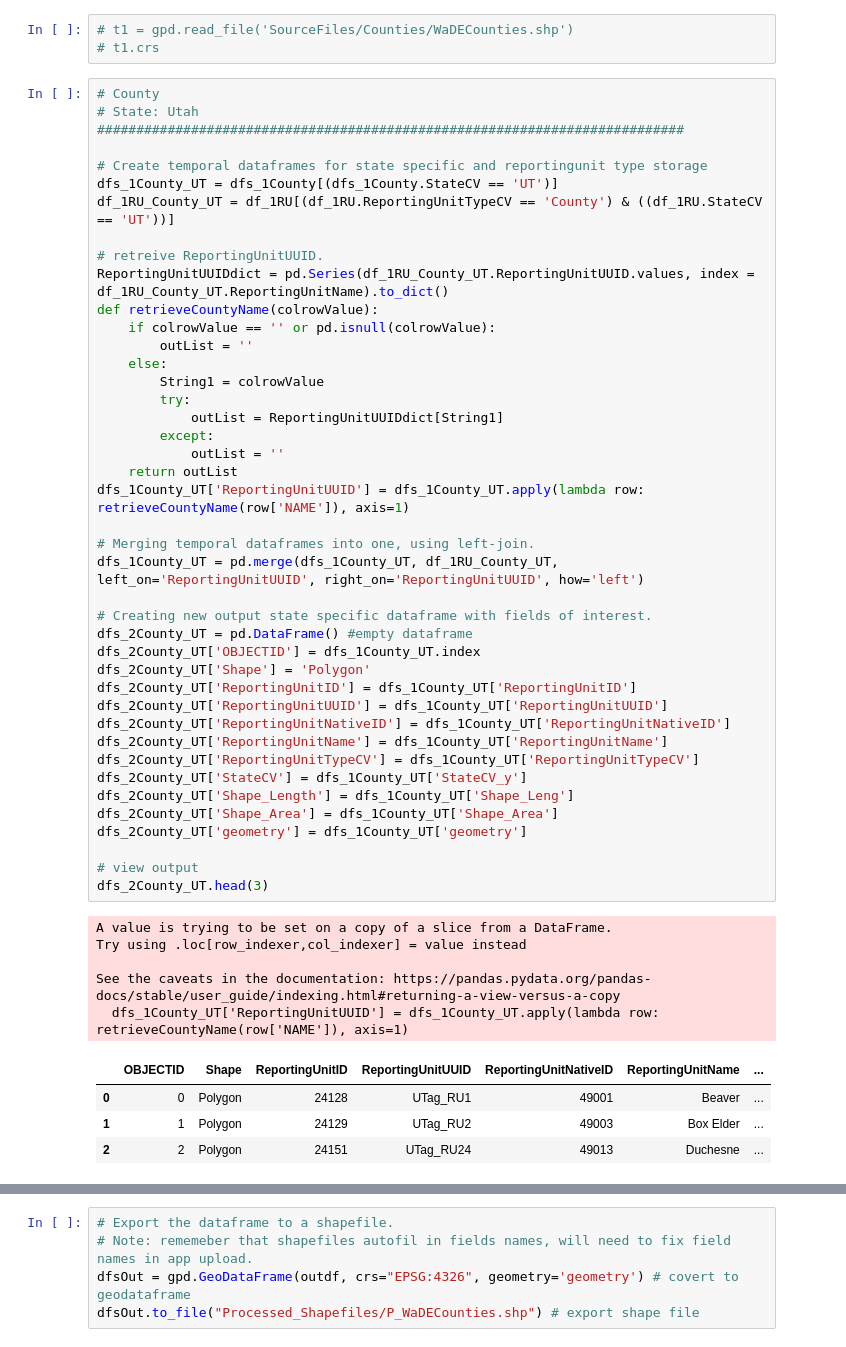
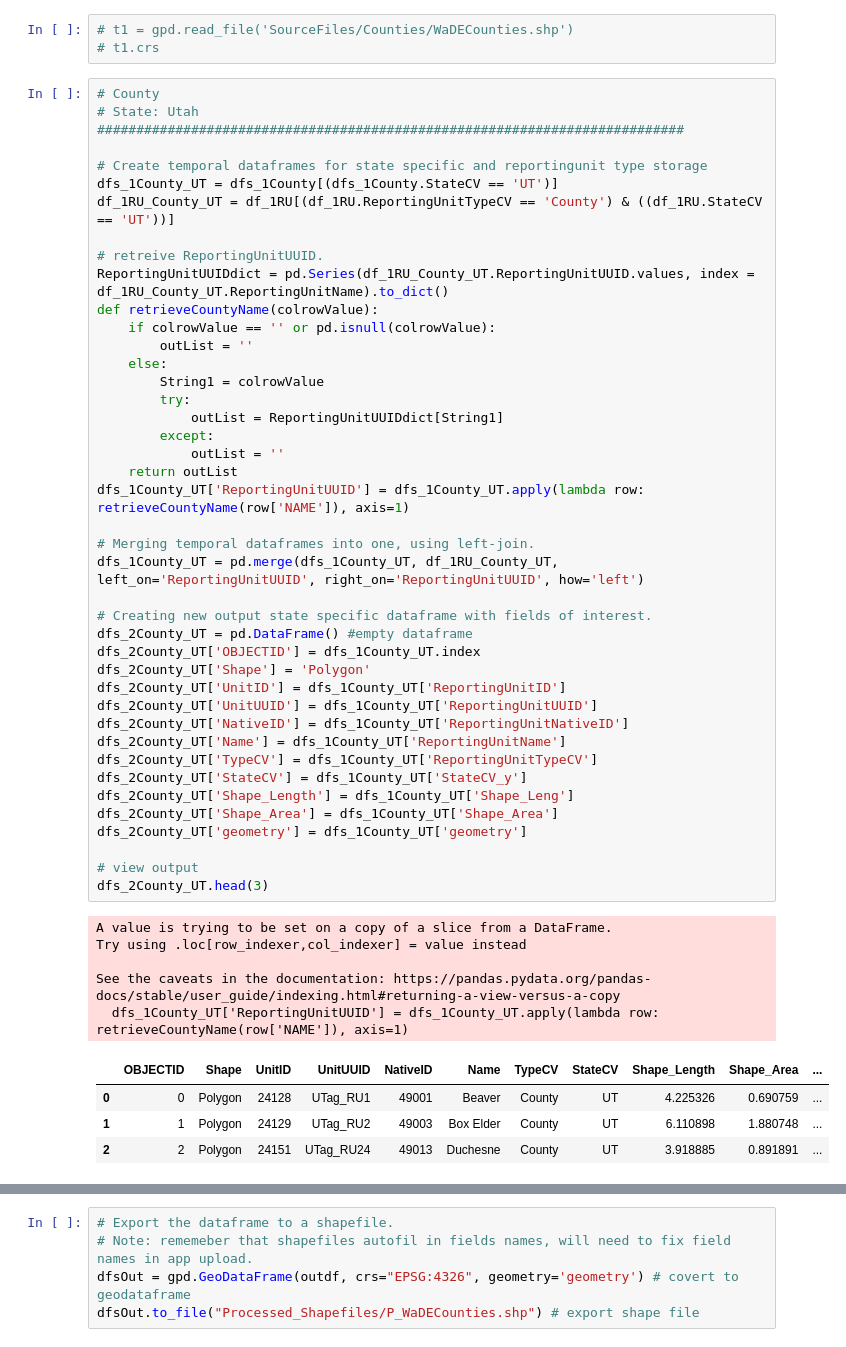
Before and after one commit to WSWCWaterDataExchange/WaDE2.0Apps, a Jupyter notebook: CreateAppShapefiles/App2ShapeFiles_County.ipynb, the cells around one changed output, grey strips where cells are left out. Saved outputs shown, nothing was run; the diff lists cells and outputs as text.

```diff
--- a/CreateAppShapefiles/App2ShapeFiles_County.ipynb
+++ b/CreateAppShapefiles/App2ShapeFiles_County.ipynb
@@ -56,42 +56,42 @@ def retrieveCountyName(colrowValue):
         outList = ''
     else:
         String1 = colrowValue
         try:
             outList = ReportingUnitUUIDdict[String1]
         except:
             outList = ''
     return outList
 dfs_1County_UT['ReportingUnitUUID'] = dfs_1County_UT.apply(lambda row: retrieveCountyName(row['NAME']), axis=1)
 
 # Merging temporal dataframes into one, using left-join.
 dfs_1County_UT = pd.merge(dfs_1County_UT, df_1RU_County_UT, left_on='ReportingUnitUUID', right_on='ReportingUnitUUID', how='left')
 
 # Creating new output state specific dataframe with fields of interest.
 dfs_2County_UT = pd.DataFrame() #empty dataframe
 dfs_2County_UT['OBJECTID'] = dfs_1County_UT.index
 dfs_2County_UT['Shape'] = 'Polygon'
-dfs_2County_UT['ReportingUnitID'] = dfs_1County_UT['ReportingUnitID']
-dfs_2County_UT['ReportingUnitUUID'] = dfs_1County_UT['ReportingUnitUUID']
-dfs_2County_UT['ReportingUnitNativeID'] = dfs_1County_UT['ReportingUnitNativeID']
-dfs_2County_UT['ReportingUnitName'] = dfs_1County_UT['ReportingUnitName']
-dfs_2County_UT['ReportingUnitTypeCV'] = dfs_1County_UT['ReportingUnitTypeCV']
+dfs_2County_UT['UnitID'] = dfs_1County_UT['ReportingUnitID']
+dfs_2County_UT['UnitUUID'] = dfs_1County_UT['ReportingUnitUUID']
+dfs_2County_UT['NativeID'] = dfs_1County_UT['ReportingUnitNativeID']
+dfs_2County_UT['Name'] = dfs_1County_UT['ReportingUnitName']
+dfs_2County_UT['TypeCV'] = dfs_1County_UT['ReportingUnitTypeCV']
 dfs_2County_UT['StateCV'] = dfs_1County_UT['StateCV_y']
 dfs_2County_UT['Shape_Length'] = dfs_1County_UT['Shape_Leng']
 dfs_2County_UT['Shape_Area'] = dfs_1County_UT['Shape_Area']
 dfs_2County_UT['geometry'] = dfs_1County_UT['geometry']
 
 # view output
 dfs_2County_UT.head(3)
 # %% [output]
 A value is trying to be set on a copy of a slice from a DataFrame.
 Try using .loc[row_indexer,col_indexer] = value instead
 
 See the caveats in the documentation: https://pandas.pydata.org/pandas-docs/stable/user_guide/indexing.html#returning-a-view-versus-a-copy
   dfs_1County_UT['ReportingUnitUUID'] = dfs_1County_UT.apply(lambda row: retrieveCountyName(row['NAME']), axis=1)
-|  | OBJECTID | Shape | ReportingUnitID | ReportingUnitUUID | ReportingUnitNativeID | ReportingUnitName | ... |
-| 0 | 0 | Polygon | 24128 | UTag_RU1 | 49001 | Beaver | ... |
-| 1 | 1 | Polygon | 24129 | UTag_RU2 | 49003 | Box Elder | ... |
-| 2 | 2 | Polygon | 24151 | UTag_RU24 | 49013 | Duchesne | ... |
+|  | OBJECTID | Shape | UnitID | UnitUUID | NativeID | Name | TypeCV | StateCV | Shape_Length | Shape_Area | ... |
+| 0 | 0 | Polygon | 24128 | UTag_RU1 | 49001 | Beaver | County | UT | 4.225326 | 0.690759 | ... |
+| 1 | 1 | Polygon | 24129 | UTag_RU2 | 49003 | Box Elder | County | UT | 6.110898 | 1.880748 | ... |
+| 2 | 2 | Polygon | 24151 | UTag_RU24 | 49013 | Duchesne | County | UT | 3.918885 | 0.891891 | ... |
 # %%
 # County
 # State: New Mexico
```
Also changed, not shown: parts of 4 cells of this notebook, 8 other files.
